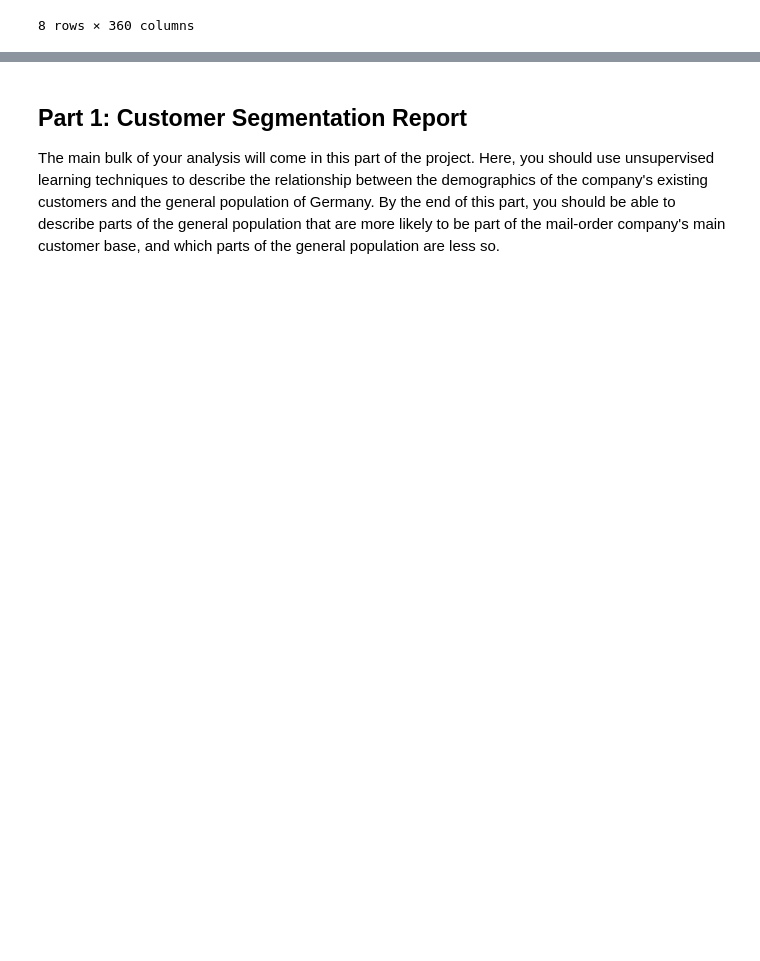
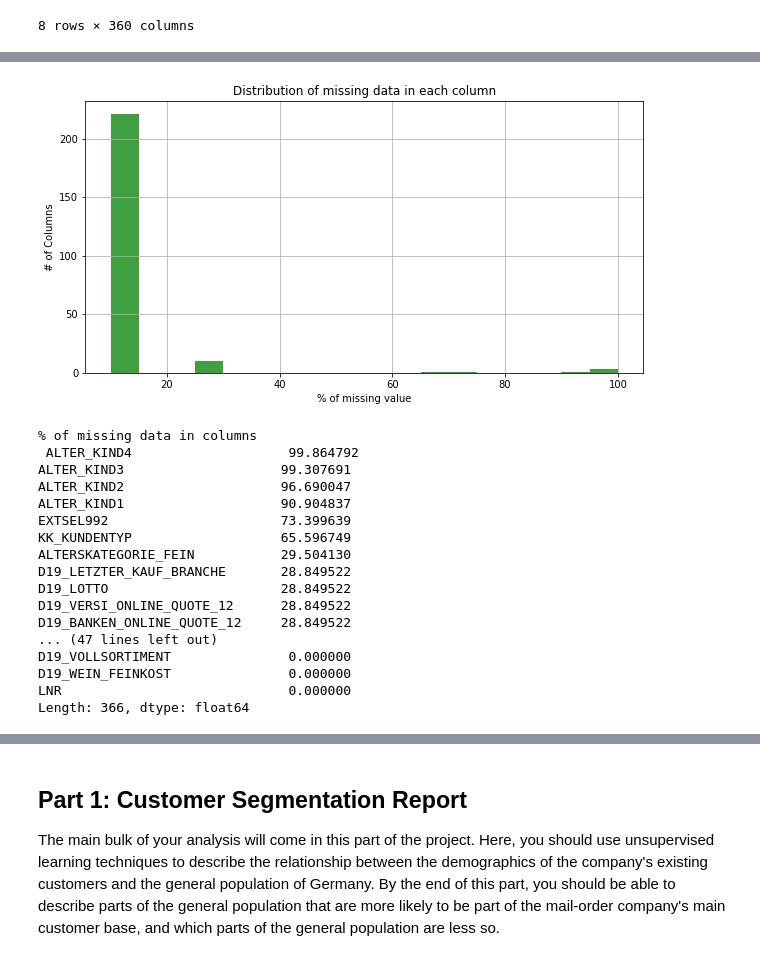
Before and after one commit to ShuangyuandData/Arvatocustomersegmentation, a Jupyter notebook: Arvato Project Workbook.ipynb, the cells around one changed output, grey strips where cells are left out. Cells and saved outputs as stored; diff of their text form; code cells hidden in the pictures; blank space fills up the shorter version.

```diff
--- a/Arvato Project Workbook.ipynb
+++ b/Arvato Project Workbook.ipynb
@@ -61,0 +96,34 @@ azdias.describe()
+# %%
+# get dstirbution of empty data in fields by percentage
+plt.figure(figsize=(10,5))
+plt.hist(azdias_null_percent, bins = np.linspace(10,100,19), facecolor='g', alpha=0.75)
+
+
+plt.xlabel('% of missing value')
+plt.ylabel('# of Columns')
+plt.title('Distribution of missing data in each column')
+plt.grid(True)
+
+plt.show()
+
+# % of missing data in columns
+print('% of missing data in columns','\n',azdias_null_percent.sort_values(ascending=False))
+# %% [output]
+[figure, added]
+% of missing data in columns
+ ALTER_KIND4                    99.864792
+ALTER_KIND3                    99.307691
+ALTER_KIND2                    96.690047
+ALTER_KIND1                    90.904837
+EXTSEL992                      73.399639
+KK_KUNDENTYP                   65.596749
+ALTERSKATEGORIE_FEIN           29.504130
+D19_LETZTER_KAUF_BRANCHE       28.849522
+D19_LOTTO                      28.849522
+D19_VERSI_ONLINE_QUOTE_12      28.849522
+D19_BANKEN_ONLINE_QUOTE_12     28.849522
+... (47 lines left out)
+D19_VOLLSORTIMENT               0.000000
+D19_WEIN_FEINKOST               0.000000
+LNR                             0.000000
+Length: 366, dtype: float64
```
Also changed, not shown: parts of 98 cells of this notebook.
